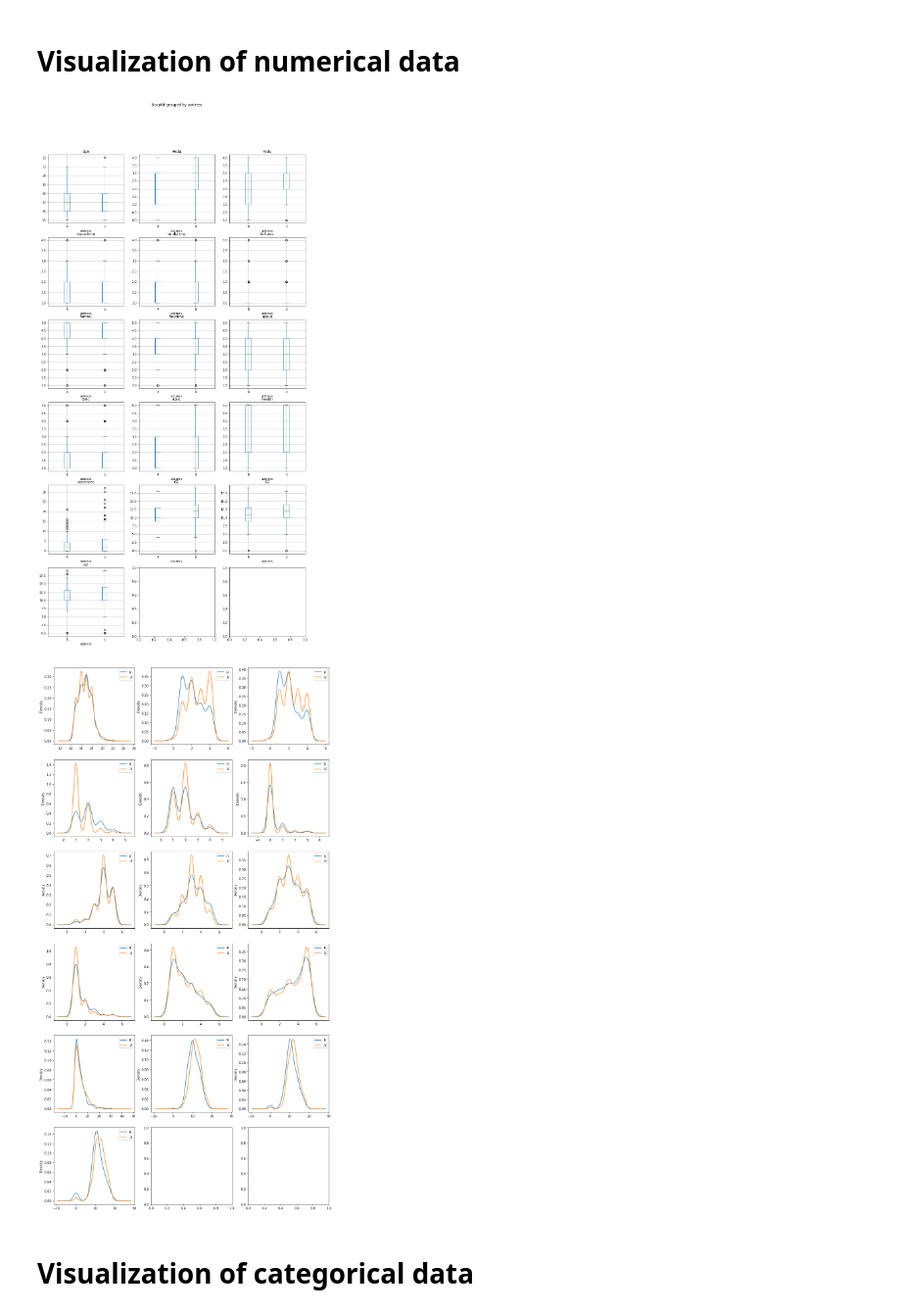
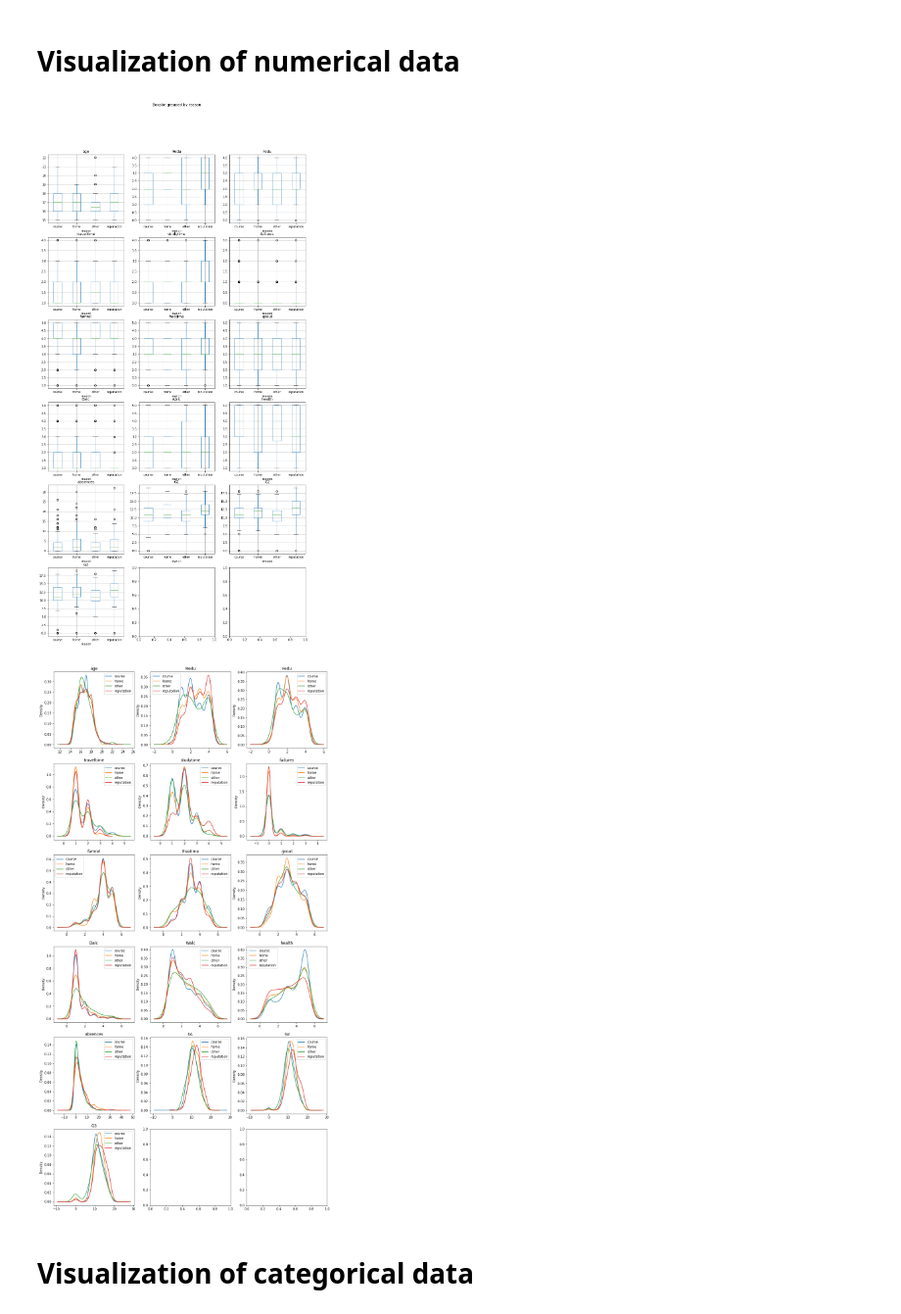
Before and after one commit to Jane-Tran/hong_notebooks, a Jupyter notebook: python/auto_eda.ipynb, the cells around one changed output. Shown at 98% size. Cells and saved outputs as stored; diff of their text form; code cells hidden in the pictures.

```diff
--- a/python/auto_eda.ipynb
+++ b/python/auto_eda.ipynb
@@ -108,7 +108,7 @@ def get_import_summary(str_file_path,
     return df, df_summary
 # %%
 # variable params
-str_target_var = "address"
+str_target_var = "reason"
 ls_exclude_var = [
     "school"
 ]
@@ -172,32 +174,32 @@ for idx, var in enumerate(ls_num_data):
     j = idx % ncols
     df.boxplot(column=var, by=str_target_var, ax=axes[i, j])
 # %% [output]
-[figure, old version]
+[figure, new version]
 # %%
 def plot_dens_data(df, col, str_target_var, ls_val_target, ax):
     dict_density = {}
     for target in ls_val_target:
         s_values = df[df[str_target_var] == target][col]
         dict_density[target] = s_values
 
     df_density = pd.DataFrame(dict_density)
-    df_density.plot.kde(ax=ax)
+    df_density.plot.kde(ax=ax, title=col)
 
 
 # Visualization of numerical data
 ls_num_data = [col for col in df.columns if df[col].dtype != "object"]
 ncols = 3
 nrows = int(math.ceil(len(ls_num_data) * 1.0 / ncols))
 fig, axes = plt.subplots(nrows=nrows, ncols=ncols, figsize=(15, 30))
 
 ls_val_target = df[[str_target_var]].drop_duplicates()[str_target_var].tolist()
 ls_num_data = [col for col in df.columns if df[col].dtype != "object"]
 for idx, var in enumerate(ls_num_data):
     i = idx / ncols
     j = idx % ncols
     plot_dens_data(df, var, str_target_var, ls_val_target, ax=axes[i, j])
 # %% [output]
-[figure, old version]
+[figure, new version]
 # %% [markdown]
 # Visualization of categorical data
 # %%
```
Also changed, not shown: parts of 1 cell of this notebook.
